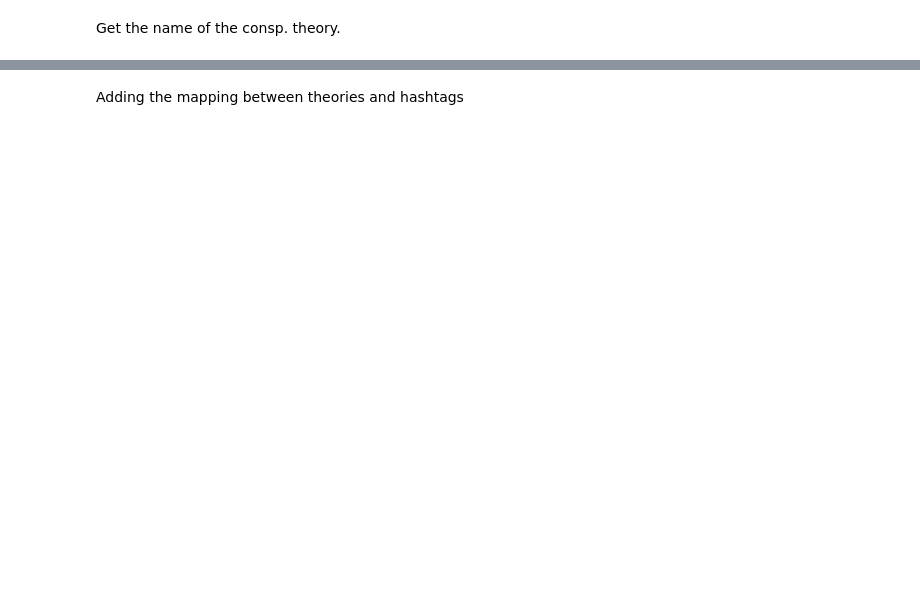
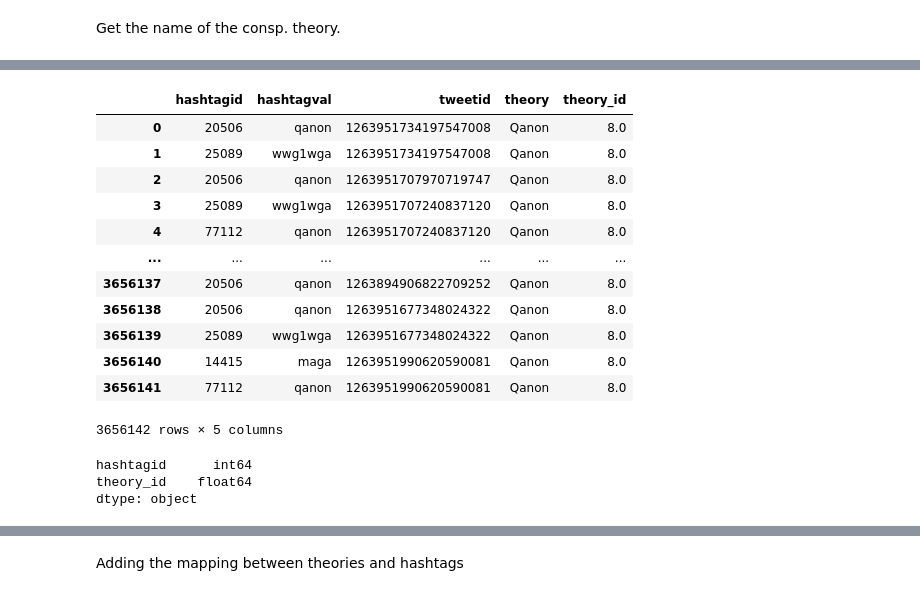
Before and after one commit to Denissovan/Denis_Krajcirik-PDT-zadanie1, a Jupyter notebook: tweets.ipynb, the cells around one changed output, grey strips where cells are left out. Saved outputs shown, nothing was run; the diff lists cells and outputs as text; code cells hidden in the pictures; blank space fills up the shorter version.

Commit message:
mapping done (hopefully)

```diff
--- a/tweets.ipynb
+++ b/tweets.ipynb
@@ -460,0 +537,8 @@ except:
+# %%
+df_theories = pd.read_sql(
+    """
+    SELECT id, theory_name
+    FROM
+    consp_theories
+    """
+    , engine)
@@ -460,0 +581,2 @@ except:
+# %%
+mapping_dict = dict(zip(df_theories['theory_name'], df_theories['id']))
@@ -460,0 +600,18 @@ except:
+# %%
+consp_theory_link['theory_id'] = consp_theory_link.apply(lambda x: mapping_dict.get(x['theory']), axis=1)
+# %%
+consp_theory_link
+# %% [output]
+|  | hashtagid | hashtagval | tweetid | theory | theory_id |
+| 0 | 20506 | qanon | 1263951734197547008 | Qanon | 8.0 |
+| 1 | 25089 | wwg1wga | 1263951734197547008 | Qanon | 8.0 |
+| 2 | 20506 | qanon | 1263951707970719747 | Qanon | 8.0 |
+| 3 | 25089 | wwg1wga | 1263951707240837120 | Qanon | 8.0 |
+| 4 | 77112 | qanon | 1263951707240837120 | Qanon | 8.0 |
+| ... | ... | ... | ... | ... | ... |
+| 3656137 | 20506 | qanon | 1263894906822709252 | Qanon | 8.0 |
+| 3656138 | 20506 | qanon | 1263951677348024322 | Qanon | 8.0 |
+| 3656139 | 25089 | wwg1wga | 1263951677348024322 | Qanon | 8.0 |
+| 3656140 | 14415 | maga | 1263951990620590081 | Qanon | 8.0 |
+| 3656141 | 77112 | qanon | 1263951990620590081 | Qanon | 8.0 |
+3656142 rows × 5 columns
@@ -460,0 +622,6 @@ except:
+# %%
+hash_consp_mapping.dtypes
+# %% [output]
+hashtagid      int64
+theory_id    float64
+dtype: object
```
Also changed, not shown: parts of 39 cells of this notebook.
